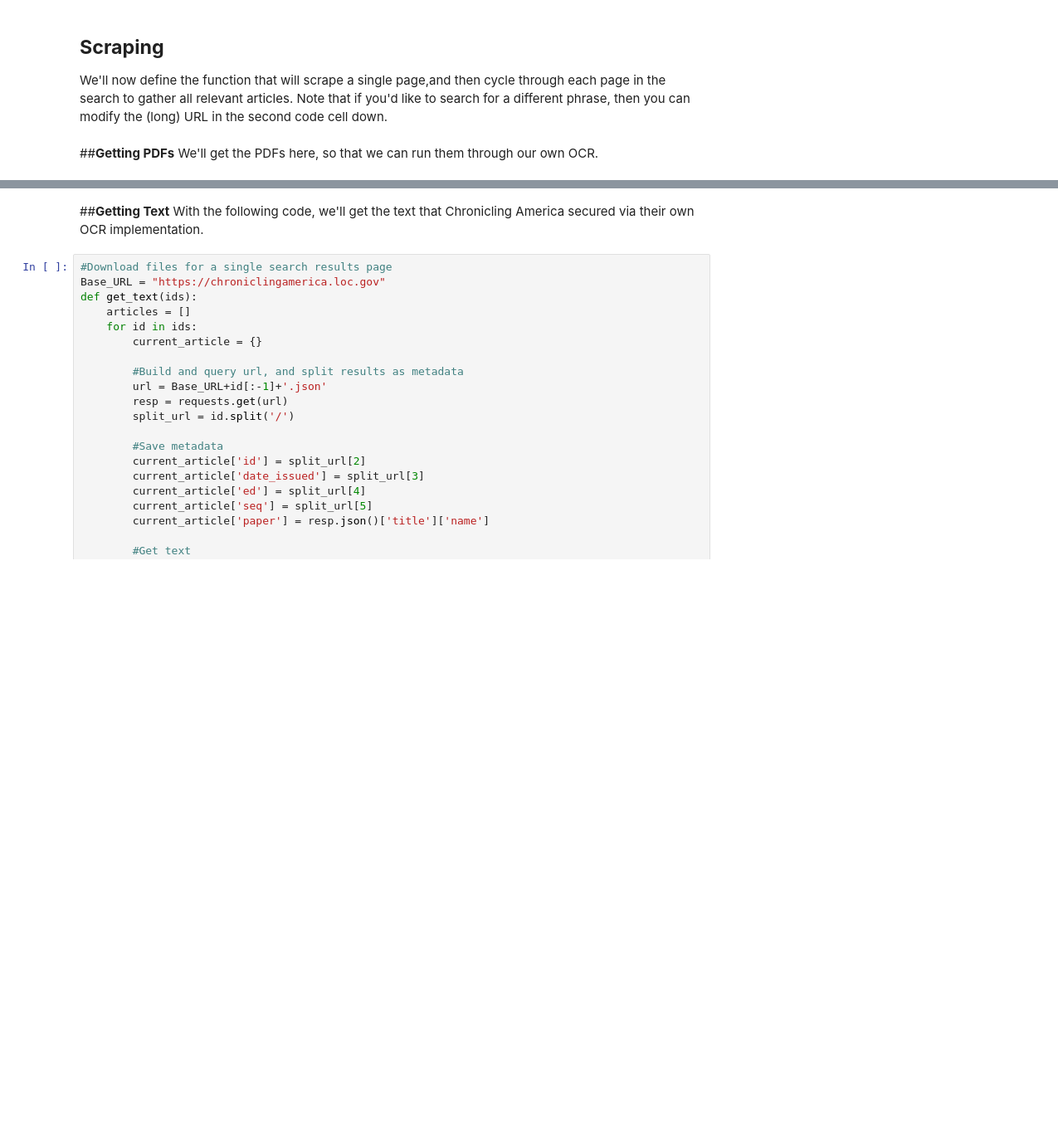
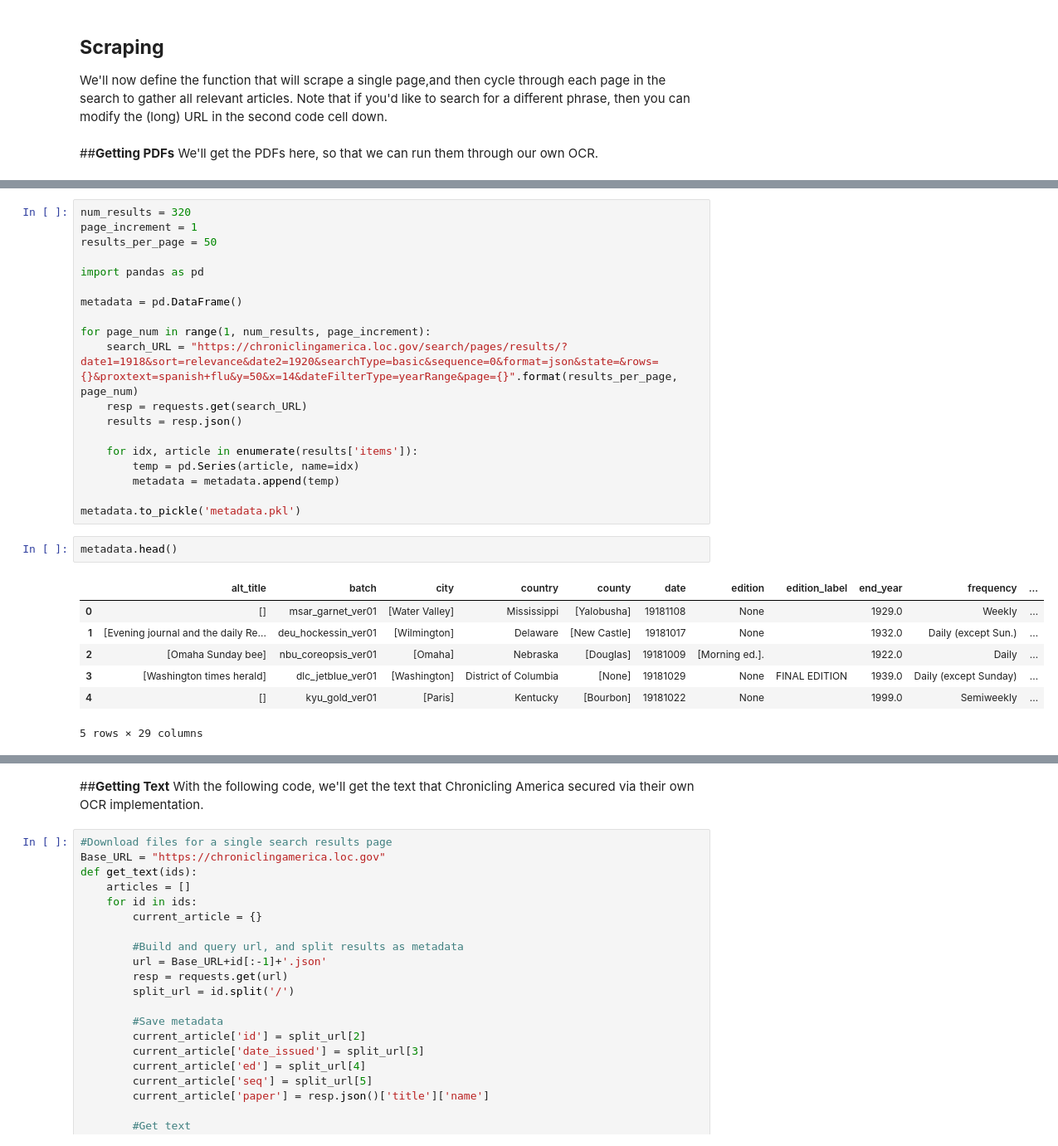
Before and after one commit to CoronaWhy/SpanishFlu, a Jupyter notebook: API_SPANISH_FLU.ipynb, the cells around one changed output, grey strips where cells are left out. Shown: that part at 83% size. Saved outputs shown, nothing was run; the diff lists cells and outputs as text; blank space fills up the shorter version.

Commit message:
Updated the code to get all the data of spanish flu. Bug fixed

```diff
--- a/API_SPANISH_FLU.ipynb
+++ b/API_SPANISH_FLU.ipynb
@@ -64,3 +59,32 @@ def get_pdf(ids, format='pdf'):
 
 # articles = get_pdf(ids)
 # print('Number of articles retrieved: ', len(article_metadata))
+# %%
+num_results = 320
+page_increment = 1
+results_per_page = 50
+
+import pandas as pd
+
+metadata = pd.DataFrame()
+
+for page_num in range(1, num_results, page_increment):
+    search_URL = "https://chroniclingamerica.loc.gov/search/pages/results/?date1=1918&sort=relevance&date2=1920&searchType=basic&sequence=0&format=json&state=&rows={}&proxtext=spanish+flu&y=50&x=14&dateFilterType=yearRange&page={}".format(results_per_page, page_num)
+    resp = requests.get(search_URL)
+    results = resp.json()
+
+    for idx, article in enumerate(results['items']):
+        temp = pd.Series(article, name=idx)
+        metadata = metadata.append(temp)
+
+metadata.to_pickle('metadata.pkl')
+# %%
+metadata.head()
+# %% [output]
+|  | alt_title | batch | city | country | county | date | edition | edition_label | end_year | frequency | ... |
+| 0 | [] | msar_garnet_ver01 | [Water Valley] | Mississippi | [Yalobusha] | 19181108 | None |  | 1929.0 | Weekly | ... |
+| 1 | [Evening journal and the daily Re... | deu_hockessin_ver01 | [Wilmington] | Delaware | [New Castle] | 19181017 | None |  | 1932.0 | Daily (except Sun.) | ... |
+| 2 | [Omaha Sunday bee] | nbu_coreopsis_ver01 | [Omaha] | Nebraska | [Douglas] | 19181009 | [Morning ed.]. |  | 1922.0 | Daily | ... |
+| 3 | [Washington times herald] | dlc_jetblue_ver01 | [Washington] | District of Columbia | [None] | 19181029 | None | FINAL EDITION | 1939.0 | Daily (except Sunday) | ... |
+| 4 | [] | kyu_gold_ver01 | [Paris] | Kentucky | [Bourbon] | 19181022 | None |  | 1999.0 | Semiweekly | ... |
+5 rows × 29 columns
```
Also changed, not shown: parts of 7 cells of this notebook.
